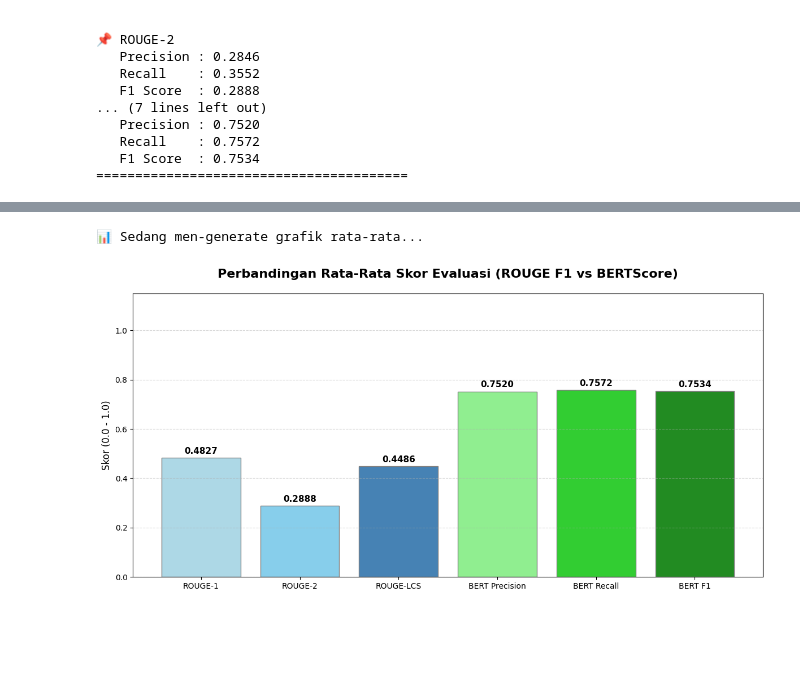
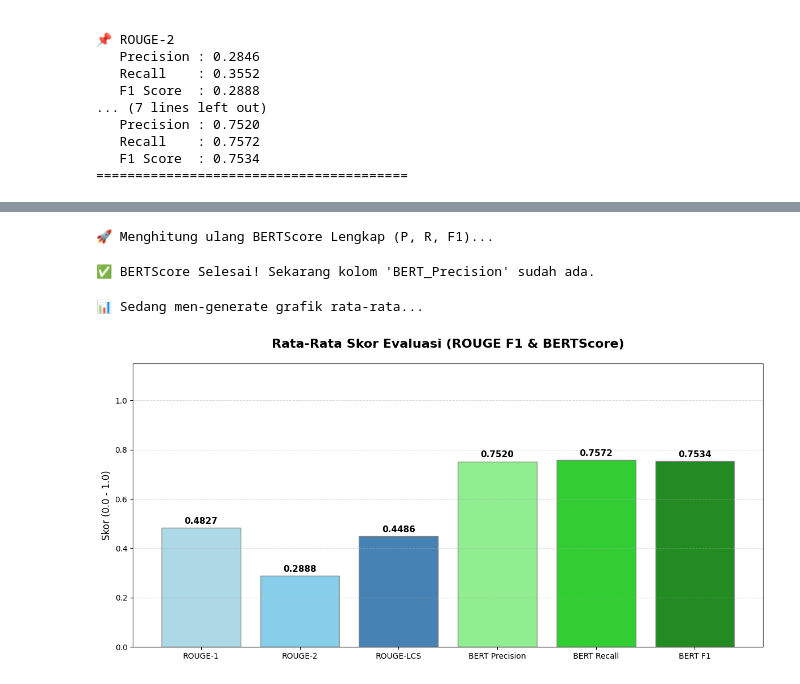
Before and after one commit to AliefMuhammad/RAG---Academic-Chatbot-information, a Jupyter notebook: model_test_accuracy.ipynb, the cells around one changed output, grey strips where cells are left out. Drawn from its saved outputs; the diff is of its cells as text; code cells hidden in the pictures; blank space fills up the shorter version.

```diff
--- a/model_test_accuracy.ipynb
+++ b/model_test_accuracy.ipynb
@@ -330,15 +317,58 @@ display(final_df.head()) # Tampilkan 5 baris awal saja
+# %%
+print("🚀 Menghitung ulang BERTScore Lengkap (P, R, F1)...")
+
+# 1. Siapkan Data
+cands = df['Jawaban Chatbot'].tolist()
+refs = df['Kalimat Referensi'].tolist()
+
+# Tempat menampung hasil
+all_precision = []
+all_recall = []
+all_f1 = []
+
+# 2. Pengaturan Batch analisis
+batch_size = 5
+total_data = len(df)
+
+# 3. Mulai Proses
+with tqdm(total=total_data, desc="Progres") as pbar:
+    for i in range(0, total_data, batch_size):
+        start_idx = i
+        end_idx = min(i + batch_size, total_data)
+
+        batch_cands = cands[start_idx : end_idx]
+        batch_refs = refs[start_idx : end_idx]
+
+        # Hitung BERTScore
+        P, R, F1 = score(batch_cands, batch_refs, lang="id", verbose=False)
+
+        # Simpan ke list
+        all_precision.extend(P.numpy())
+        all_recall.extend(R.numpy())
+        all_f1.extend(F1.numpy())
+
+        pbar.update(len(batch_cands))
+
+# 4. Masukkan ke DataFrame
+df['BERT_Precision'] = all_precision
+df['BERT_Recall'] = all_recall
+df['BERT_F1'] = all_f1
+
+print("\n✅ BERTScore Selesai! Sekarang kolom 'BERT_Precision' sudah ada.")
+# %% [output]
+🚀 Menghitung ulang BERTScore Lengkap (P, R, F1)...
+✅ BERTScore Selesai! Sekarang kolom 'BERT_Precision' sudah ada.
 # %%
 import matplotlib.pyplot as plt
 import numpy as np
 
 print("📊 Sedang men-generate grafik rata-rata...")
 
-# 1. Siapkan Data Rata-Rata
-# KITA UBAH BAGIAN INI: Menggunakan nama kolom baru (R1_F1, dst)
+# 1. Siapkan Data average
 metrics_data = {
-    'ROUGE-1': df['R1_F1'].mean(),      # <-- Ganti df['ROUGE-1'] jadi df['R1_F1']
-    'ROUGE-2': df['R2_F1'].mean(),      # <-- Ganti df['ROUGE-2'] jadi df['R2_F1']
-    'ROUGE-LCS': df['RL_F1'].mean(),    # <-- Ganti df['ROUGE-L'] jadi df['RL_F1']
+    'ROUGE-1': df['R1_F1'].mean(),
+    'ROUGE-2': df['R2_F1'].mean(),
+    'ROUGE-LCS': df['RL_F1'].mean(),
     'BERT Precision': df['BERT_Precision'].mean(),
     'BERT Recall': df['BERT_Recall'].mean(),
     'BERT F1': df['BERT_F1'].mean()
@@ -346,38 +376,38 @@ metrics_data = {
 
 names = list(metrics_data.keys())
 values = list(metrics_data.values())
 
-# 2. Konfigurasi Plot
-plt.figure(figsize=(12, 6)) # Ukuran gambar (Lebar x Tinggi)
+# 2. Konfigurasi Plot ukuran
+plt.figure(figsize=(12, 6))
 
-# Warna: Nuansa Biru untuk ROUGE, Nuansa Hijau untuk BERT
+# Warna
 colors = ['#ADD8E6', '#87CEEB', '#4682B4', '#90EE90', '#32CD32', '#228B22']
 
 bars = plt.bar(names, values, color=colors, edgecolor='grey')
 
-# 3. Menambahkan Angka di Atas Batang
+# 3. show label
 for bar in bars:
     yval = bar.get_height()
-    # Menulis angka dengan 4 desimal
+    # angka dengan 4 desimal
     plt.text(bar.get_x() + bar.get_width()/2, yval + 0.01,
              f'{yval:.4f}',
              ha='center', va='bottom', fontsize=11, fontweight='bold')
 
-# 4. Mempercantik Tampilan
-plt.title('Perbandingan Rata-Rata Skor Evaluasi (ROUGE F1 vs BERTScore)', fontsize=16, fontweight='bold', pad=20)
+# 4. visualisasi
+plt.title('Rata-Rata Skor Evaluasi (ROUGE F1 & BERTScore)', fontsize=16, fontweight='bold', pad=20)
 plt.ylabel('Skor (0.0 - 1.0)', fontsize=12)
 plt.ylim(0, 1.15) # Ditinggikan sedikit biar angka tidak kepotong
 plt.grid(axis='y', linestyle='--', alpha=0.5)
 
 # 5. Tampilkan dan Simpan
 plt.tight_layout()
 
 # Simpan gambar
 #output_img = 'Grafik_Evaluasi_RataRata_Final.png'
 #plt.savefig(output_img, dpi=300)
 #print(f"✅ Grafik berhasil disimpan sebagai '{output_img}'")
 
 plt.show()
 # %% [output]
 📊 Sedang men-generate grafik rata-rata...
-[figure, old version]
+[figure, new version]
```
Also changed, not shown: parts of 7 cells of this notebook, 2 other files.
